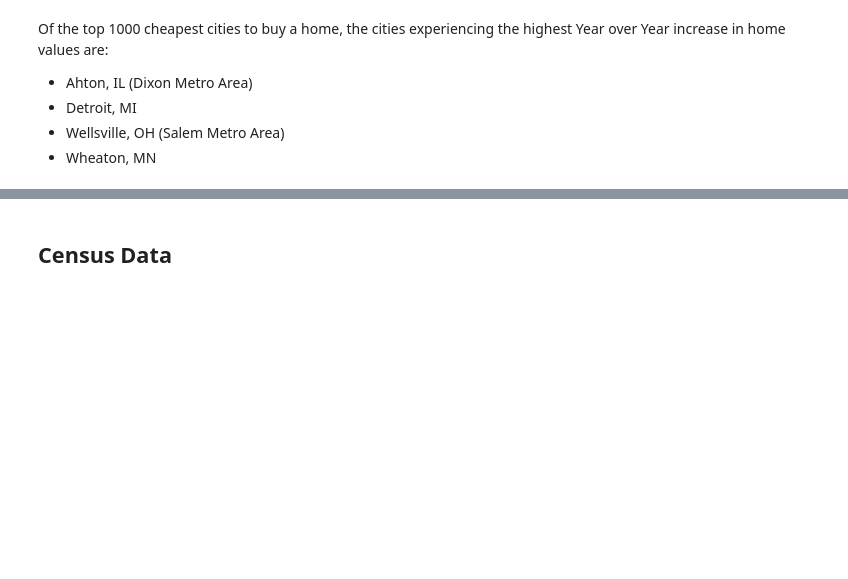
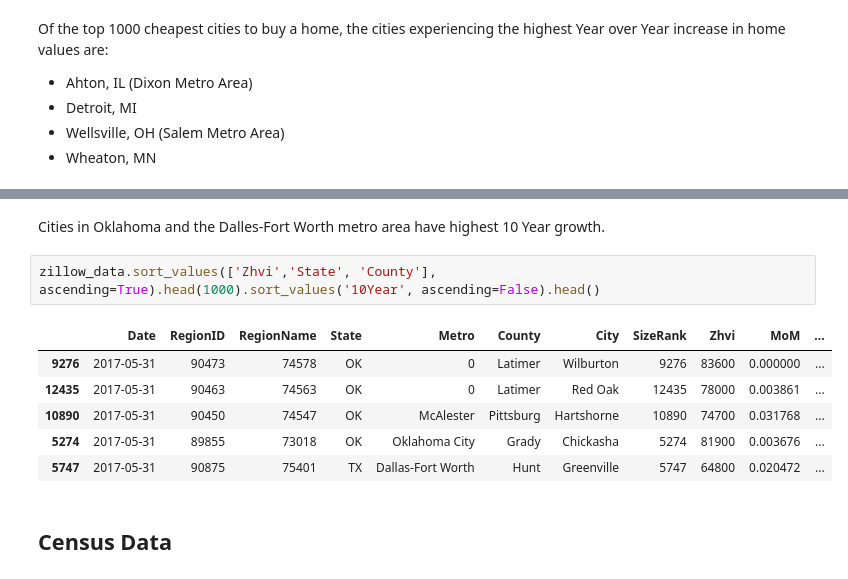
Before and after one commit to siwest/housing_wellness, a Jupyter notebook: Zillow and Census data exploration.ipynb, the cells around one changed output, grey strips where cells are left out. Cells and saved outputs as stored; diff of their text form; blank space fills up the shorter version.

```diff
--- a/Zillow and Census data exploration.ipynb
+++ b/Zillow and Census data exploration.ipynb
@@ -57,3 +72,14 @@ zillow_data.sort_values(['Zhvi','State', 'County'], ascending=True).head(1000).s
+# %% [markdown]
+Cities in Oklahoma and  the Dalles-Fort Worth metro area have highest 10 Year growth.
+# %%
+zillow_data.sort_values(['Zhvi','State', 'County'], ascending=True).head(1000).sort_values('10Year', ascending=False).head()
+# %% [output]
+|  | Date | RegionID | RegionName | State | Metro | County | City | SizeRank | Zhvi | MoM | ... |
+| 9276 | 2017-05-31 | 90473 | 74578 | OK | 0 | Latimer | Wilburton | 9276 | 83600 | 0.000000 | ... |
+| 12435 | 2017-05-31 | 90463 | 74563 | OK | 0 | Latimer | Red Oak | 12435 | 78000 | 0.003861 | ... |
+| 10890 | 2017-05-31 | 90450 | 74547 | OK | McAlester | Pittsburg | Hartshorne | 10890 | 74700 | 0.031768 | ... |
+| 5274 | 2017-05-31 | 89855 | 73018 | OK | Oklahoma City | Grady | Chickasha | 5274 | 81900 | 0.003676 | ... |
+| 5747 | 2017-05-31 | 90875 | 75401 | TX | Dallas-Fort Worth | Hunt | Greenville | 5747 | 64800 | 0.020472 | ... |
 # %% [markdown]
 ## Census Data
 # %%
```
Also changed, not shown: parts of 4 cells of this notebook.
